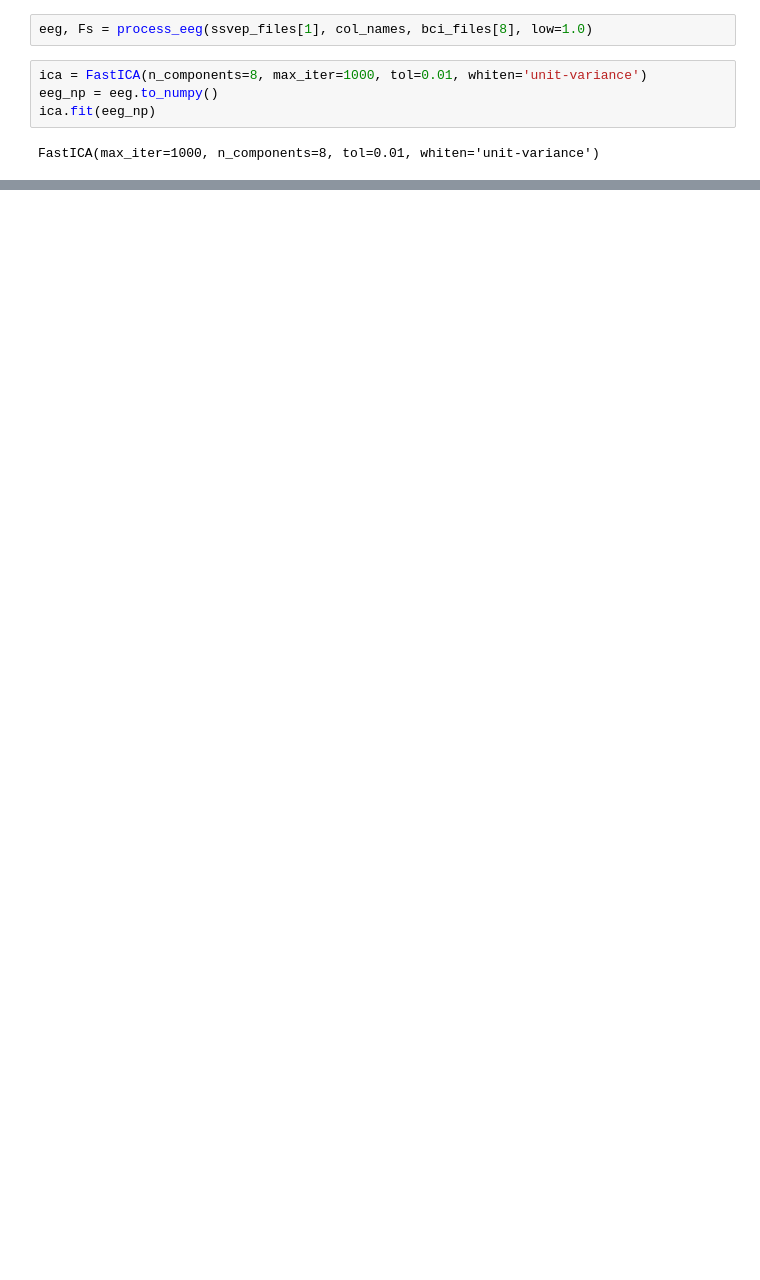
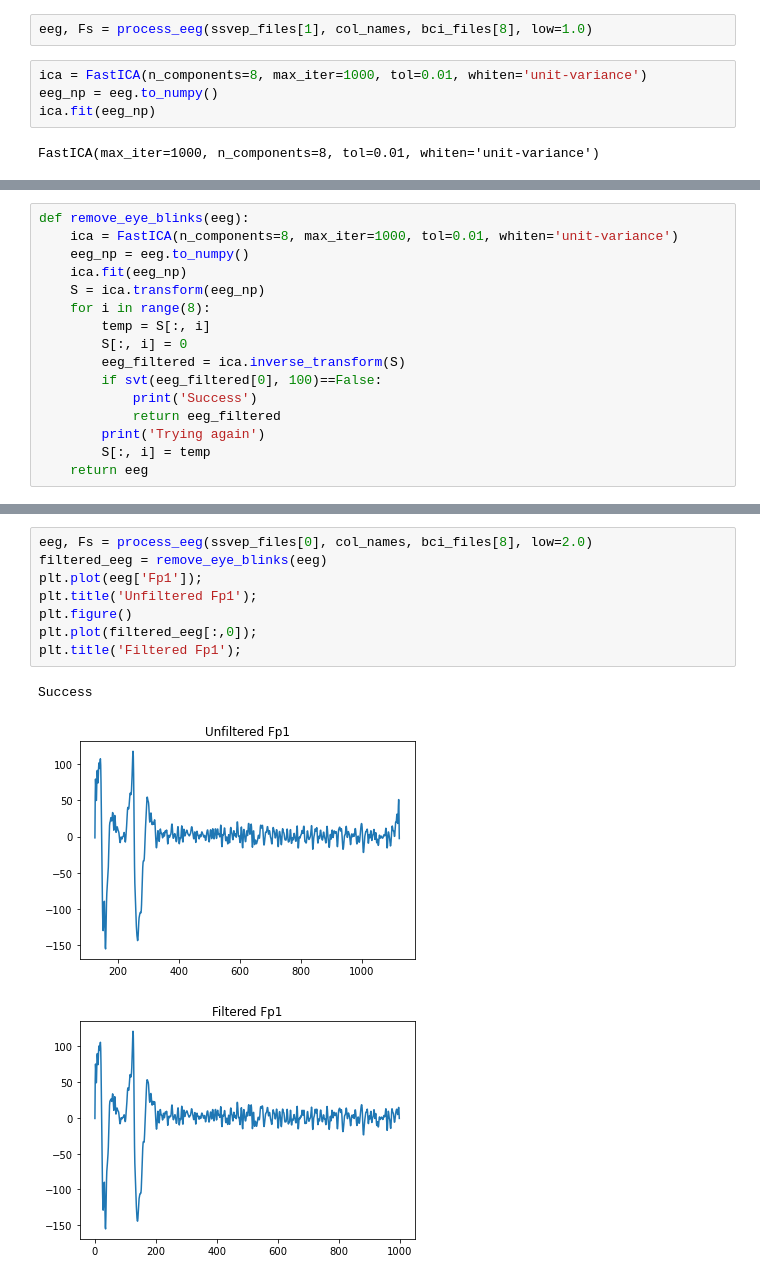
Before and after one commit to jjjoelle/Spelling-BeeCI, a Jupyter notebook: eye_blink.ipynb, the cells around one changed output, grey strips where cells are left out. Cells and saved outputs as stored; diff of their text form; blank space fills up the shorter version.

```diff
--- a/eye_blink.ipynb
+++ b/eye_blink.ipynb
@@ -88,0 +93,16 @@ plt.xlim(100,200)
+# %%
+def remove_eye_blinks(eeg):
+    ica = FastICA(n_components=8, max_iter=1000, tol=0.01, whiten='unit-variance')
+    eeg_np = eeg.to_numpy()
+    ica.fit(eeg_np)
+    S = ica.transform(eeg_np)
+    for i in range(8):
+        temp = S[:, i]
+        S[:, i] = 0
+        eeg_filtered = ica.inverse_transform(S)
+        if svt(eeg_filtered[0], 100)==False:
+            print('Success')
+            return eeg_filtered
+        print('Trying again')
+        S[:, i] = temp
+    return eeg
@@ -88,0 +115,12 @@ plt.xlim(100,200)
+# %%
+eeg, Fs = process_eeg(ssvep_files[0], col_names, bci_files[8], low=2.0)
+filtered_eeg = remove_eye_blinks(eeg)
+plt.plot(eeg['Fp1']);
+plt.title('Unfiltered Fp1');
+plt.figure()
+plt.plot(filtered_eeg[:,0]);
+plt.title('Filtered Fp1');
+# %% [output]
+Success
+[figure, added]
+[figure, added]
```
Also changed, not shown: parts of 17 cells of this notebook, 1 other file.
